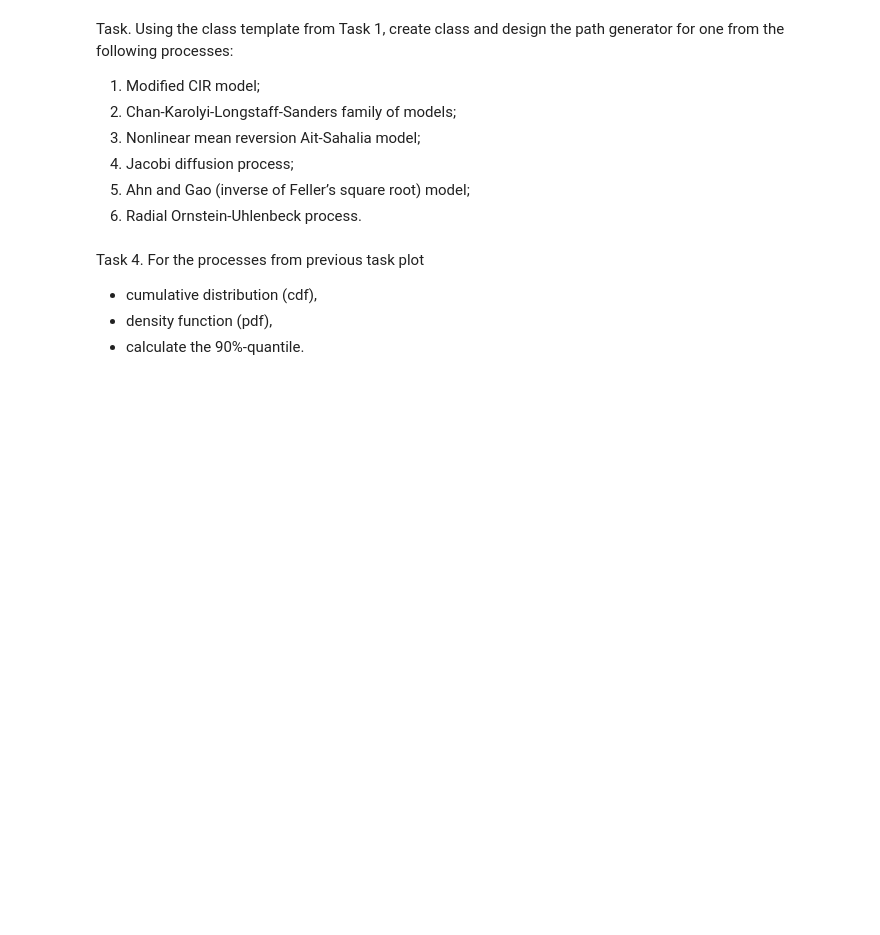
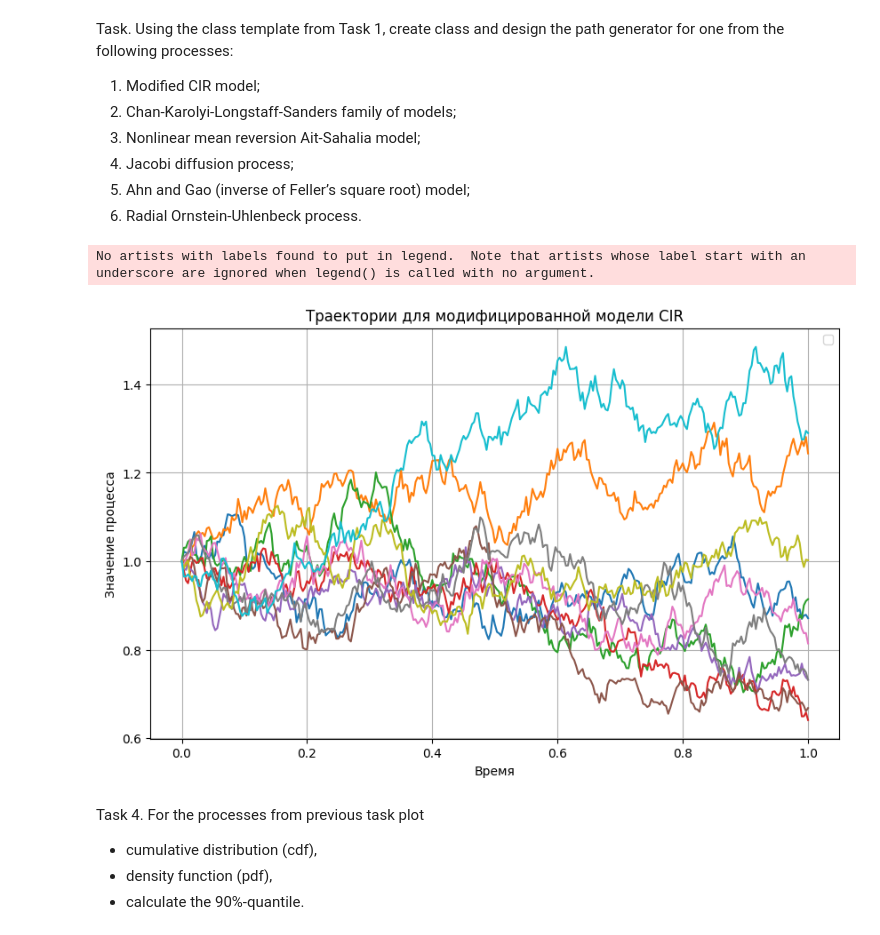
Before and after one commit to AstemirGongapshev/SSP_Sirius, a Jupyter notebook: lab3_SPP.ipynb, the cells around one changed output. Saved outputs shown, nothing was run; the diff lists cells and outputs as text; code cells hidden in the pictures; blank space fills up the shorter version.

```diff
--- a/lab3_SPP.ipynb
+++ b/lab3_SPP.ipynb
@@ -692,3 +742,32 @@ Task. Using the class template from Task 1, create class and design the path gen
+# %%
+theta1 = 0.5
+theta2 = 1.0
+theta3 = 0.3
+
+params = [theta1, theta2, theta3]
+T = 1.0
+Nx = 10
+Nt = 300
+
+
+cir_process = ModifiedCIRprocess(params, T, Nx, Nt)
+
+
+t_data, x_data = cir_process.PathGenerator()
+
+
+plt.figure(figsize=(10, 6))
+for i in range(Nx):
+    plt.plot(t_data, x_data[:, i])
+plt.title('Траектории для модифицированной модели CIR')
+plt.xlabel('Время')
+plt.ylabel('Значение процесса')
+plt.legend()
+plt.grid(True)
+plt.show()
+# %% [output]
+No artists with labels found to put in legend.  Note that artists whose label start with an underscore are ignored when legend() is called with no argument.
+[figure, added]
 # %% [markdown]
 Task 4. For the processes from previous task plot
 * cumulative distribution (cdf),
```
Also changed, not shown: parts of 16 cells of this notebook.
